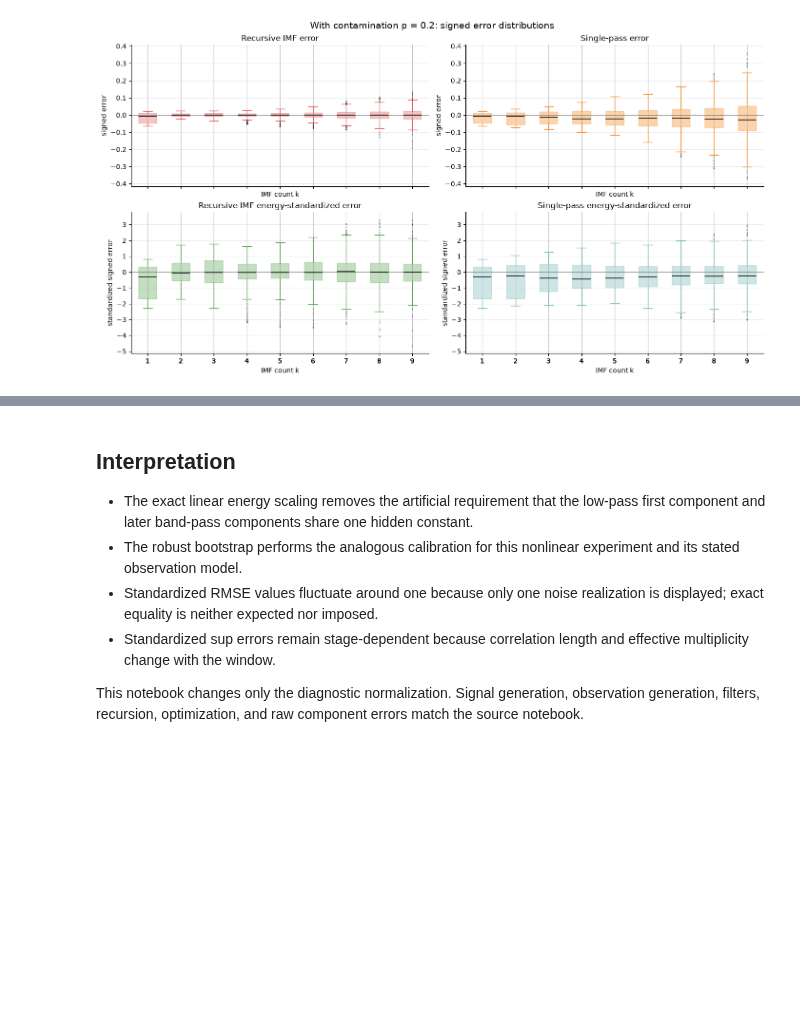
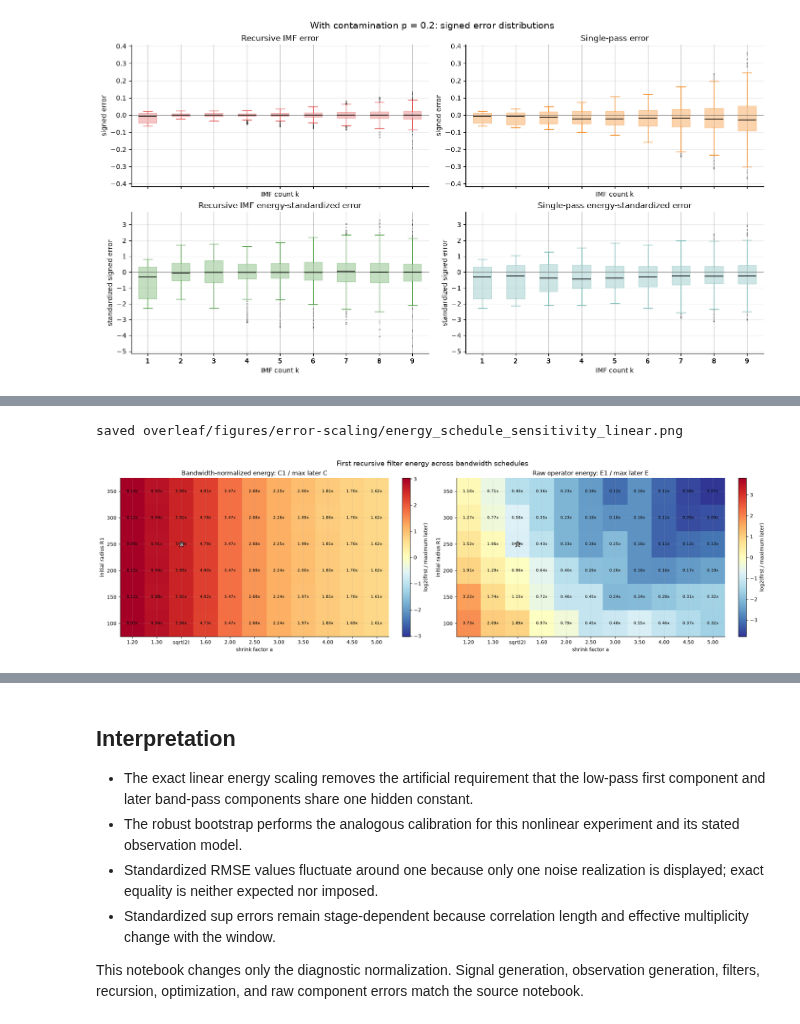
Before and after one commit to mkuziuk/imf, a Jupyter notebook: experiments/real-vs-calculated/gd_imf_real_vs_calculated_energy_scaled.ipynb, the cells around one changed output, grey strips where cells are left out. Drawn from its saved outputs; the diff is of its cells as text; code cells hidden in the pictures; blank space fills up the shorter version.

```diff
--- a/experiments/real-vs-calculated/gd_imf_real_vs_calculated_energy_scaled.ipynb
+++ b/experiments/real-vs-calculated/gd_imf_real_vs_calculated_energy_scaled.ipynb
@@ -1561,0 +1732,61 @@ plt.show()
+# %%
+def find_repository_root(start):
+    start = Path(start).resolve()
+    for candidate in [start, *start.parents]:
+        if (candidate / ".git").exists():
+            return candidate
+    raise FileNotFoundError("could not locate repository root")
+
+
+REPOSITORY_ROOT = find_repository_root(Path.cwd())
+ENERGY_FIGURE_DIR = REPOSITORY_ROOT / "overleaf" / "figures" / "error-scaling"
+ENERGY_FIGURE_DIR.mkdir(parents=True, exist_ok=True)
+
+
+def sensitivity_table(column):
+    return linear_sensitivity_summary.pivot(
+        index="initial_radius",
+        columns="shrink_factor",
+        values=column,
+    ).reindex(index=INITIAL_RADIUS_GRID, columns=SHRINK_FACTOR_GRID)
+
+
+normalized_ratio_table = sensitivity_table("normalized_first_to_max_tail")
+raw_ratio_table = sensitivity_table("raw_first_to_max_tail")
+fig, axes = plt.subplots(1, 2, figsize=(18.5, 5.4), constrained_layout=True)
+for ax, table, title in [
+    (axes[0], normalized_ratio_table, "Bandwidth-normalized energy: C1 / max later C"),
+    (axes[1], raw_ratio_table, "Raw operator energy: E1 / max later E"),
+]:
+    log_values = np.log2(table.to_numpy(dtype=float))
+    limit = max(1.0, float(np.nanmax(np.abs(log_values))))
+    mesh = ax.imshow(
+        log_values,
+        origin="lower",
+        aspect="auto",
+        cmap="RdYlBu_r",
+        norm=TwoSlopeNorm(vmin=-limit, vcenter=0.0, vmax=limit),
+    )
+    for row in range(table.shape[0]):
+        for col in range(table.shape[1]):
+            ratio_value = table.iloc[row, col]
+            ax.text(col, row, f"{ratio_value:.2f}x", ha="center", va="center", fontsize=8)
+    current_row = int(np.flatnonzero(INITIAL_RADIUS_GRID == CURRENT_INITIAL_RADIUS)[0])
+    current_col = int(np.flatnonzero(np.isclose(SHRINK_FACTOR_GRID, CURRENT_SHRINK_FACTOR))[0])
+    ax.scatter(current_col, current_row, marker="*", s=180, color="white", edgecolor="black", linewidth=0.8)
+    ax.set_xticks(np.arange(len(SHRINK_FACTOR_GRID)))
+    ax.set_xticklabels([shrink_factor_label(value) for value in SHRINK_FACTOR_GRID])
+    ax.set_yticks(np.arange(len(INITIAL_RADIUS_GRID)))
+    ax.set_yticklabels(INITIAL_RADIUS_GRID)
+    ax.set_xlabel("shrink factor a")
+    ax.set_ylabel("initial radius R1")
+    ax.set_title(title)
+    fig.colorbar(mesh, ax=ax, label="log2(first / maximum later)")
+fig.suptitle("First recursive filter energy across bandwidth schedules", fontsize=14)
+linear_sensitivity_figure = ENERGY_FIGURE_DIR / "energy_schedule_sensitivity_linear.png"
+fig.savefig(linear_sensitivity_figure, bbox_inches="tight", dpi=180)
+print(f"saved {linear_sensitivity_figure.relative_to(REPOSITORY_ROOT)}")
+plt.show()
+# %% [output]
+saved overleaf/figures/error-scaling/energy_schedule_sensitivity_linear.png
+[figure, added]
```
Also changed, not shown: parts of 8 cells of this notebook, 24 other files.
